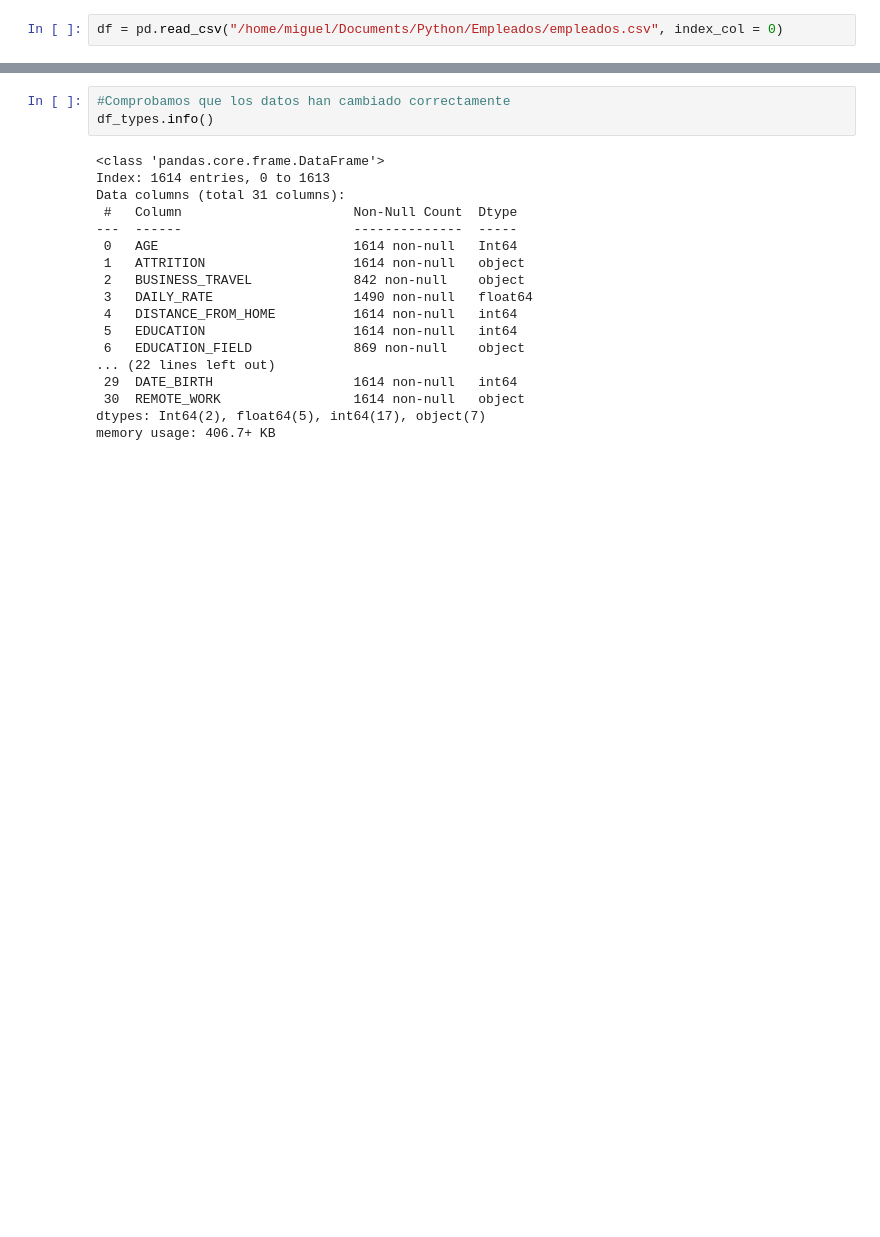
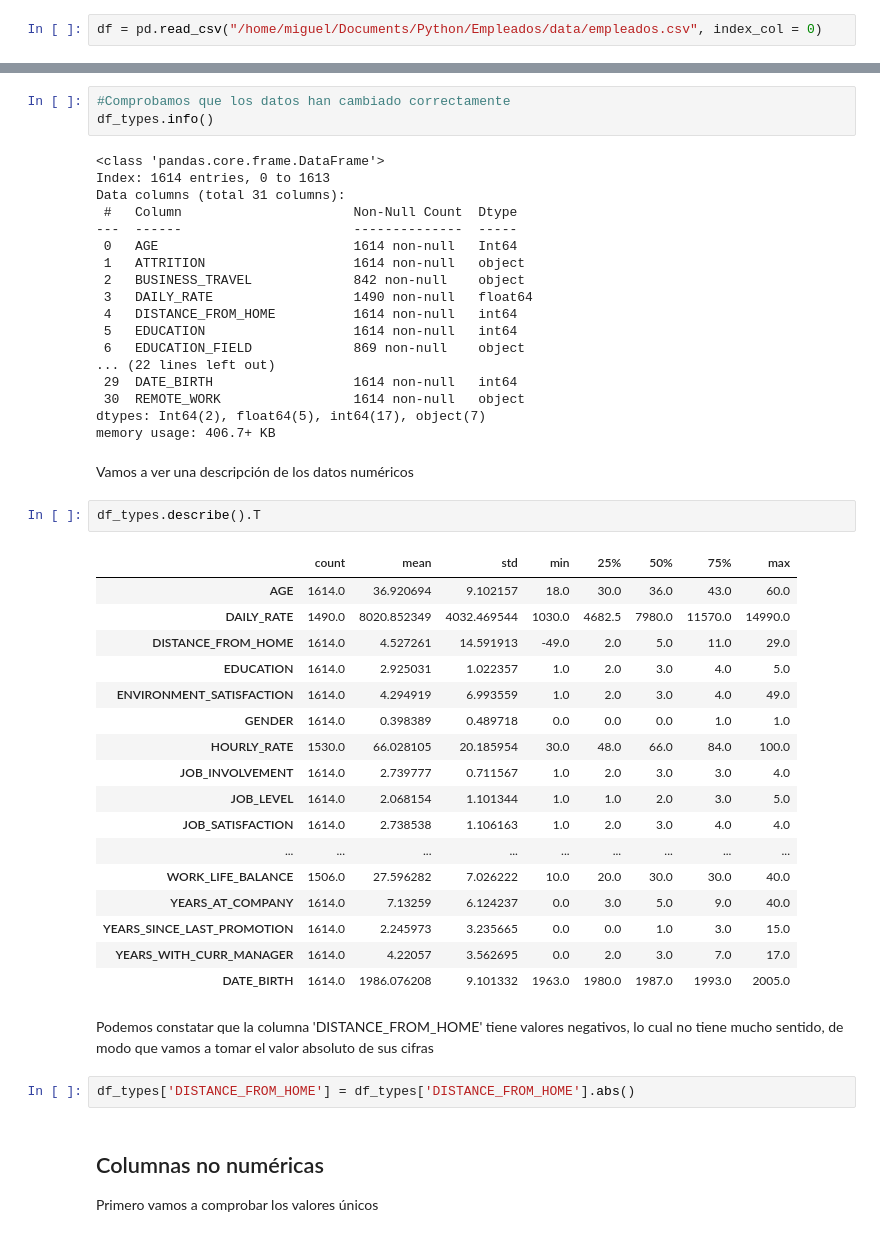
Before and after one commit to Origamologo/Empleados, a Jupyter notebook: 01_etl.ipynb, the cells around one changed output, grey strips where cells are left out. Saved outputs shown, nothing was run; the diff lists cells and outputs as text; blank space fills up the shorter version.

```diff
--- a/01_etl.ipynb
+++ b/01_etl.ipynb
@@ -8,7 +9,7 @@ import seaborn as sns
 
 Comenzaremos transformado el csv en dataframe para analizarlo y proceder a su limpieza
 # %%
-df = pd.read_csv("/home/miguel/Documents/Python/Empleados/empleados.csv", index_col = 0)
+df = pd.read_csv("/home/miguel/Documents/Python/Empleados/data/empleados.csv", index_col = 0)
 # %%
 pd.options.display.max_columns = None
 df.head(10)
@@ -268,3 +269,32 @@ Data columns (total 31 columns):
  30  REMOTE_WORK                 1614 non-null   object
 dtypes: Int64(2), float64(5), int64(17), object(7)
 memory usage: 406.7+ KB
+# %% [markdown]
+Vamos a ver una descripción de los datos numéricos
+# %%
+df_types.describe().T
+# %% [output]
+|  | count | mean | std | min | 25% | 50% | 75% | max |
+| AGE | 1614.0 | 36.920694 | 9.102157 | 18.0 | 30.0 | 36.0 | 43.0 | 60.0 |
+| DAILY_RATE | 1490.0 | 8020.852349 | 4032.469544 | 1030.0 | 4682.5 | 7980.0 | 11570.0 | 14990.0 |
+| DISTANCE_FROM_HOME | 1614.0 | 4.527261 | 14.591913 | -49.0 | 2.0 | 5.0 | 11.0 | 29.0 |
+| EDUCATION | 1614.0 | 2.925031 | 1.022357 | 1.0 | 2.0 | 3.0 | 4.0 | 5.0 |
+| ENVIRONMENT_SATISFACTION | 1614.0 | 4.294919 | 6.993559 | 1.0 | 2.0 | 3.0 | 4.0 | 49.0 |
+| GENDER | 1614.0 | 0.398389 | 0.489718 | 0.0 | 0.0 | 0.0 | 1.0 | 1.0 |
+| HOURLY_RATE | 1530.0 | 66.028105 | 20.185954 | 30.0 | 48.0 | 66.0 | 84.0 | 100.0 |
+| JOB_INVOLVEMENT | 1614.0 | 2.739777 | 0.711567 | 1.0 | 2.0 | 3.0 | 3.0 | 4.0 |
+| JOB_LEVEL | 1614.0 | 2.068154 | 1.101344 | 1.0 | 1.0 | 2.0 | 3.0 | 5.0 |
+| JOB_SATISFACTION | 1614.0 | 2.738538 | 1.106163 | 1.0 | 2.0 | 3.0 | 4.0 | 4.0 |
+| ... | ... | ... | ... | ... | ... | ... | ... | ... |
+| WORK_LIFE_BALANCE | 1506.0 | 27.596282 | 7.026222 | 10.0 | 20.0 | 30.0 | 30.0 | 40.0 |
+| YEARS_AT_COMPANY | 1614.0 | 7.13259 | 6.124237 | 0.0 | 3.0 | 5.0 | 9.0 | 40.0 |
+| YEARS_SINCE_LAST_PROMOTION | 1614.0 | 2.245973 | 3.235665 | 0.0 | 0.0 | 1.0 | 3.0 | 15.0 |
+| YEARS_WITH_CURR_MANAGER | 1614.0 | 4.22057 | 3.562695 | 0.0 | 2.0 | 3.0 | 7.0 | 17.0 |
+| DATE_BIRTH | 1614.0 | 1986.076208 | 9.101332 | 1963.0 | 1980.0 | 1987.0 | 1993.0 | 2005.0 |
+# %% [markdown]
+Podemos constatar que la columna 'DISTANCE_FROM_HOME' tiene valores negativos, lo cual no tiene mucho sentido, de modo que vamos a tomar el valor absoluto de sus cifras
+# %%
+df_types['DISTANCE_FROM_HOME'] = df_types['DISTANCE_FROM_HOME'].abs()
+# %% [markdown]
+## Columnas no numéricas
+Primero vamos a comprobar los valores únicos
```
Also changed, not shown: parts of 13 cells of this notebook, 4 other files.
